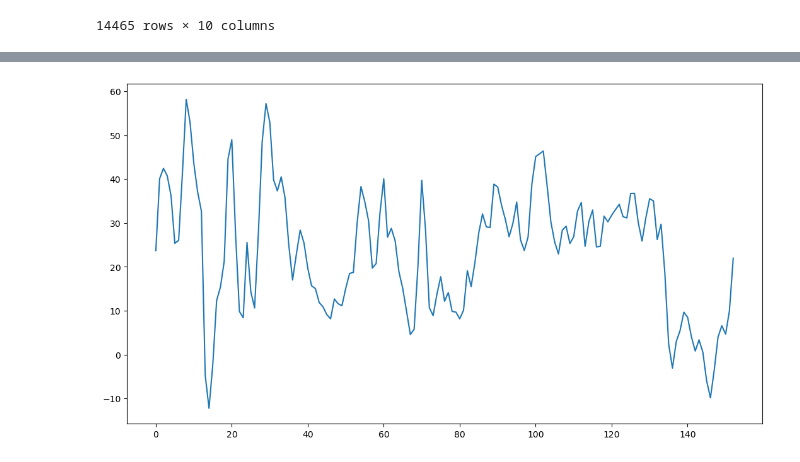
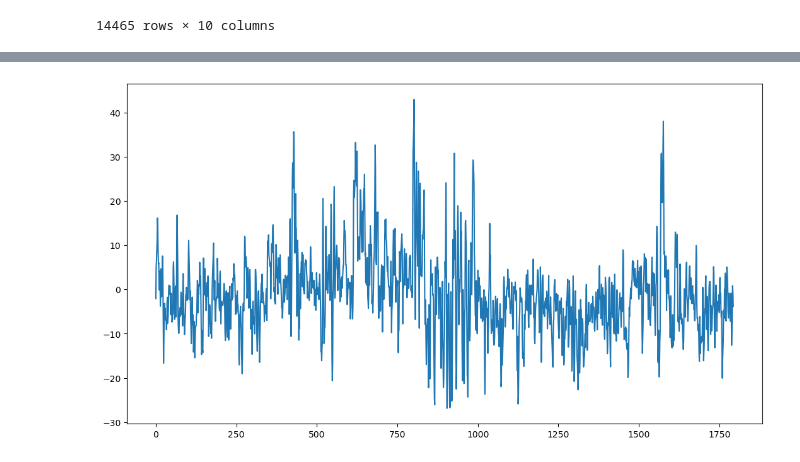
Before and after one commit to mwahid60/audio_preprocesing, a Jupyter notebook: emotion.ipynb, the cells around one changed output, grey strips where cells are left out. Saved outputs shown, nothing was run; the diff lists cells and outputs as text; code cells hidden in the pictures.

Commit message:
update readme.md & add mfcc feature to dataframe

```diff
--- a/emotion.ipynb
+++ b/emotion.ipynb
@@ -59,6 +50,3 @@ MFCC adalah singkatan dari Mel Frequency Cepstral Coefficients, yaitu salah satu
 8. Discrete Cosine Transform (DCT): Setiap nilai logaritma kemudian diubah ke dalam domain cepstral menggunakan DCT.
 
 Hasil dari proses ekstraksi fitur MFCC adalah vektor MFCC, yaitu kumpulan nilai-nilai cepstral yang merepresentasikan karakteristik sinyal suara. Vektor MFCC dapat digunakan sebagai input untuk model machine learning dalam pengenalan suara dan aplikasi pengolahan suara lainnya.
-# %%
-mfcc = librosa.feature.mfcc(y=y, sr=sr)
-mfcc
@@ -81,15 +55,17 @@ array([[-3.0427353e+02, -2.1871312e+02, -1.2848462e+02, ...,
 # %%
+# Dataframe Kosong
 df = pd.DataFrame(columns=['file_name', 'mfcc1', 'mfcc2', 'mfcc3', 'mfcc4', 'mfcc5', 'mfcc6', 'mfcc7',
                            'mfcc8', 'mfcc9', 'mfcc10', 'mfcc11', 'mfcc12', 'mfcc13', 'mfcc14', 'mfcc15',
                            'mfcc16', 'mfcc17', 'mfcc18', 'mfcc19', 'mfcc20','duration'])
 
-(mfcc1, mfcc2, mfcc3, mfcc4, mfcc5, mfcc6, mfcc7, mfcc8, mfcc9, mfcc10,
- mfcc11, mfcc12, mfcc13, mfcc14, mfcc15, mfcc16, mfcc17, mfcc18, mfcc19, mfcc20) = [], [], [], [], [], [], [], [], [], [], [], [], [], [], [], [], [], [], [], []
+# List Kosong
 file_name = []
 dur = []
+
+# Array Kosong
+mfcc_all = np.empty((20,0))
 # %%
-mfcc_all = np.empty((0, 20))
-
+# Looping Audio File
 for x in range(len(audio)):
     y, sr = librosa.load(audio[x])
     name = audio[x][-12:]
@@ -101,5 +77,5 @@ for x in range(len(audio)):
     for i in range(mfcc.shape[1]):
         dur += [(datetime.utcfromtimestamp(d*(i+1)).strftime('%M:%S:%f')[:-3])]
 
-    mfcc_all = np.vstack((mfcc_all, mfcc.T))
+    mfcc_all = np.hstack((mfcc_all, mfcc))
     file_name += [name]*mfcc.shape[1]
@@ -173,13 +157,13 @@ df[df['file_name']== 'audio003.mp3'].tail(5)
 | 176853 | audio003.mp3 | -0.002774 | 00:04:480 | 22050 | 0.0 | 0.0 | 0.0 | 0.0 | 0.0 | 0.0 |
 | 176854 | audio003.mp3 | -0.001505 | 00:04:480 | 22050 | 0.0 | 0.0 | 0.0 | 0.0 | 0.0 | 0.0 |
 # %%
-total_ampli = mfcc[3]
+total_ampli = mfcc_all[19]
 
 # ploting audio wave
 figura = plt.figure(figsize=(13,7))
 graph = figura.add_subplot()
 
 graph.plot(range(len(total_ampli)), total_ampli)
 plt.show()
 # %% [output]
-[figure, old version]
+[figure, new version]
```
Also changed, not shown: parts of 11 cells of this notebook, 1 other file.
